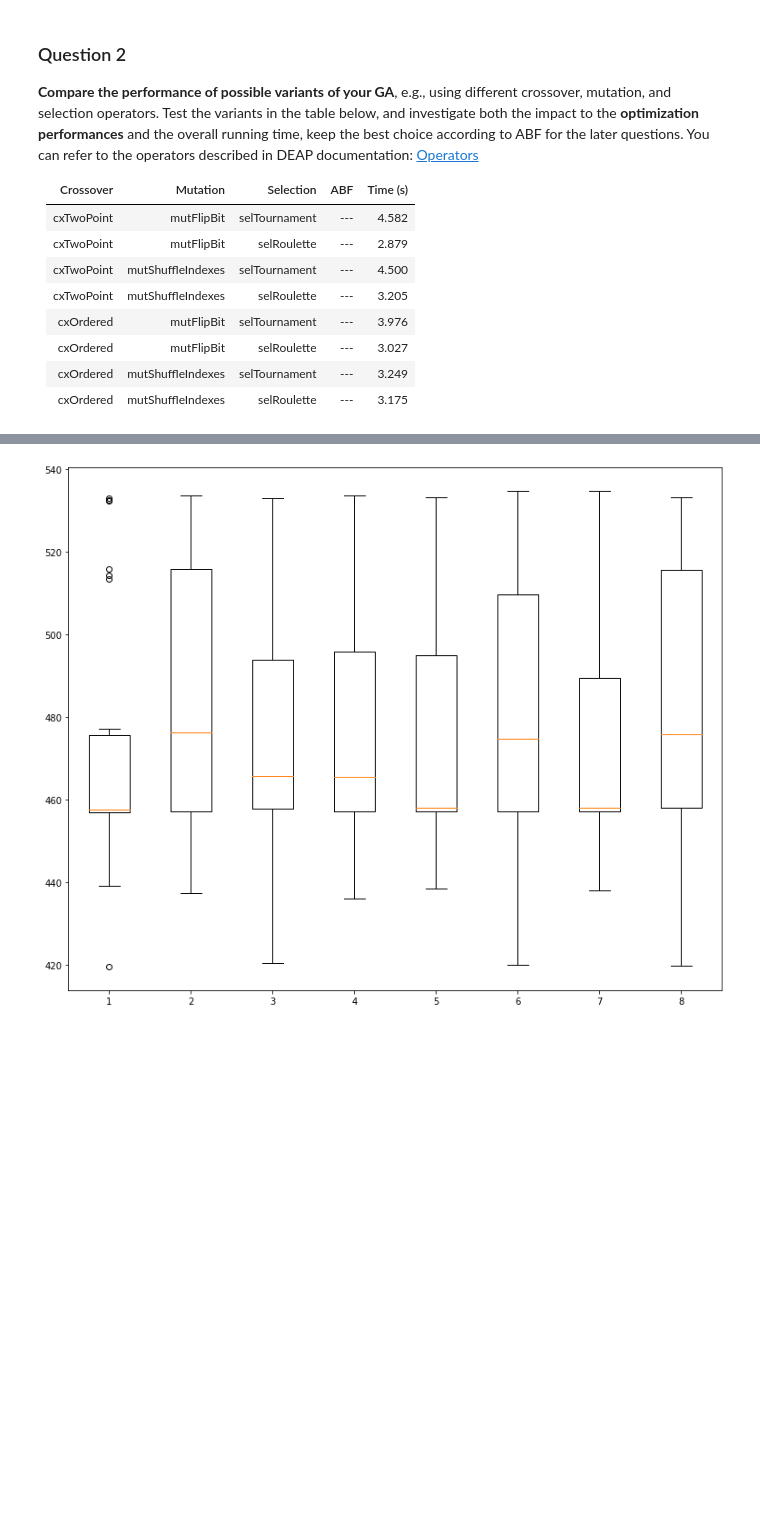
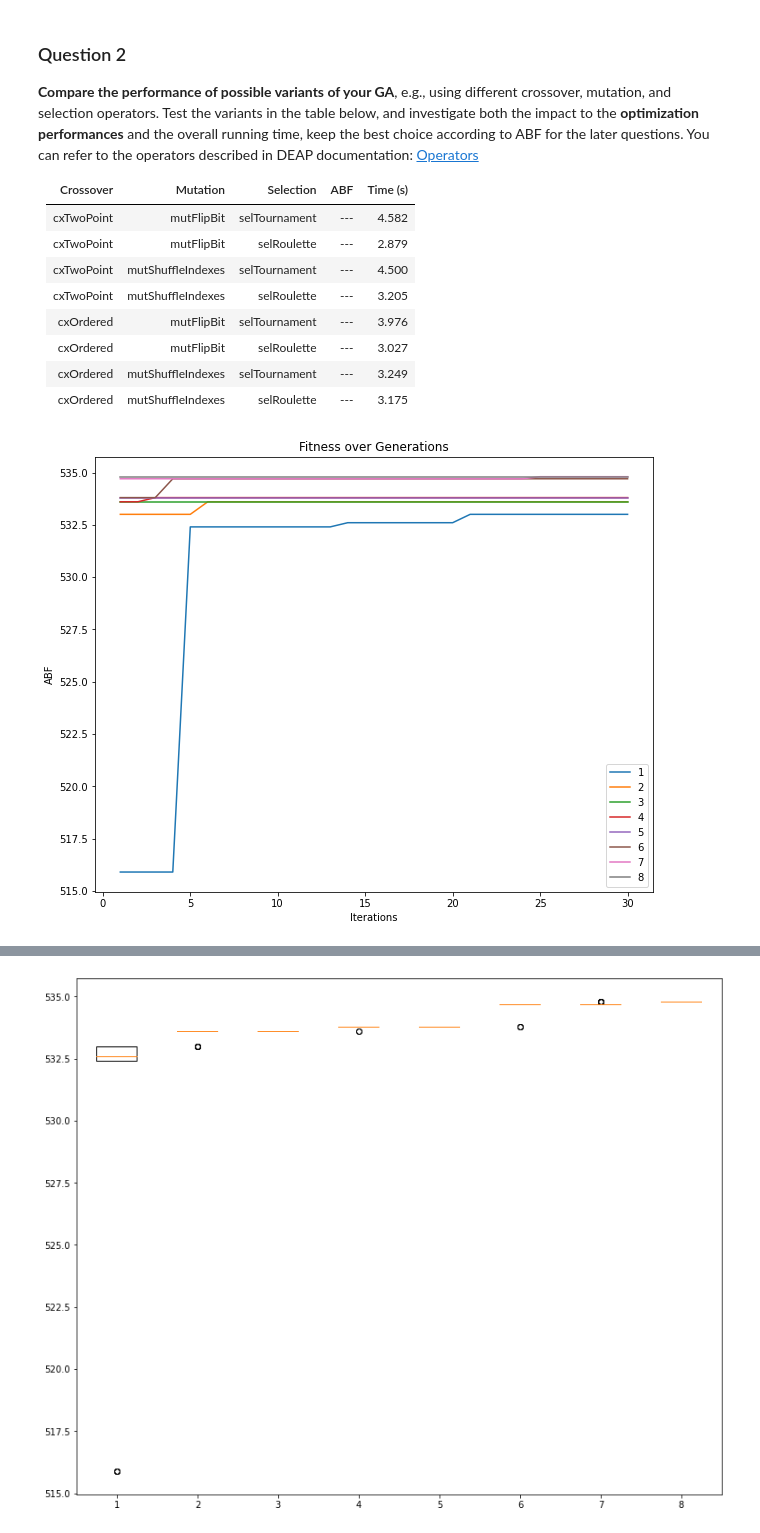
Before and after one commit to grafaelw/1BM120-Assignment14, a Jupyter notebook: Assignment-1/Petrinet.ipynb, the cells around one changed output, grey strips where cells are left out. Cells and saved outputs as stored; diff of their text form; code cells hidden in the pictures; blank space fills up the shorter version.

```diff
--- a/Assignment-1/Petrinet.ipynb
+++ b/Assignment-1/Petrinet.ipynb
@@ -213,8 +213,6 @@ use [‘cxTwoPoint’, ‘mutFlipBit’, ‘selTournament’] as the [Crossover,
 import random
 import numpy as np
 from deap import base, creator, tools, algorithms
-import time
-
 
 # set up the GA parameters
 POPULATION_SIZE = 50
@@ -253,12 +251,10 @@ stats.register("max", np.max)
 # Initialize the hall of fame
 hof = tools.HallOfFame(HALL_OF_FAME_SIZE)
 
-start_time = time.time()
 # Run the algorithm
 pop = toolbox.population(n=POPULATION_SIZE)
 pop, logbook = algorithms.eaSimple(pop, toolbox, cxpb=P_CROSSOVER, mutpb=P_MUTATION,
                                    ngen=MAX_GENERATIONS, stats=stats, halloffame=hof, verbose=True)
-end_time = time.time()
 
 # Get the best individual
 best_individual = hof[0]
@@ -324,6 +320,8 @@ LIST_HYPPARAM = [
 [toolbox.register("mate", tools.cxOrdered), toolbox.register("mutate", tools.mutShuffleIndexes, indpb=0.05), toolbox.register("select", tools.selRoulette)]
 ]
 # %%
+import time
+
 # set up the GA parameters
 POPULATION_SIZE = 50
 P_CROSSOVER = 0.9  # probability for crossover
@@ -337,36 +335,44 @@ hof = tools.HallOfFame(HALL_OF_FAME_SIZE)
 
 TIME_LIST = []
 BEST_FITNESS = np.zeros((30, 8), dtype=float)
+iterList = np.linspace(1,30,30)
 
-# Run the algorithm
-
+# Run the algorithm and plot the best fitness for each iterations
+fig = plt.figure(figsize =(10, 8))
 for i in range(0, len(LIST_HYPPARAM)):
 
     LIST_HYPPARAM[i][0]
     LIST_HYPPARAM[i][1]
     LIST_HYPPARAM[i][2]
 
     start_time = time.time()
     for j in range (0, 30):
         pop = toolbox.population(n=POPULATION_SIZE)
-        pop, logbook = algorithms.eaSimple(pop, toolbox, cxpb=P_CROSSOVER, mutpb=P_MUTATION,
+        pop, _ = algorithms.eaSimple(pop, toolbox, cxpb=P_CROSSOVER, mutpb=P_MUTATION,
                                            ngen=MAX_GENERATIONS, stats=stats, halloffame=hof, verbose=False)
-        temp = np.max(logbook.select("max")) # Temporary best fitness
-        BEST_FITNESS[j][i] = temp
+        best_individual = hof[0]
+        BEST_FITNESS[j][i] = best_individual.fitness.values[0]
     end_time = time.time()
     TIME_LIST.append(end_time - start_time)
+    plt.plot(iterList, BEST_FITNESS[:,i], label=f"{i+1}")
 
+plt.title("Fitness over Generations")
+plt.legend()
+plt.xlabel("Iterations")
+plt.ylabel("ABF")
+plt.show()
 ## Get the best individual
 # best_individual = hof[0]
 
 print("Time Elapsed (seconds): ", [round(elem, 3) for elem in TIME_LIST])
 print("ABF = ", [round(elem, 3) for elem in np.mean(BEST_FITNESS, axis=0)])
 
 fig = plt.figure(figsize =(10, 8))
 # Creating axes instance
 ax = fig.add_axes([0, 0, 1, 1])
 # Creating plot
 bp = ax.boxplot(BEST_FITNESS)
 # show plot
 plt.show()
 # %% [output]
+[figure, new version]
@@ -375 +381 @@ ABF =  [472.11, 485.697, 473.137, 478.927, 476.203, 482.317, 474.14, 487.347]
-[figure, old version]
+[figure, added]
```
Also changed, not shown: parts of 4 cells of this notebook.
